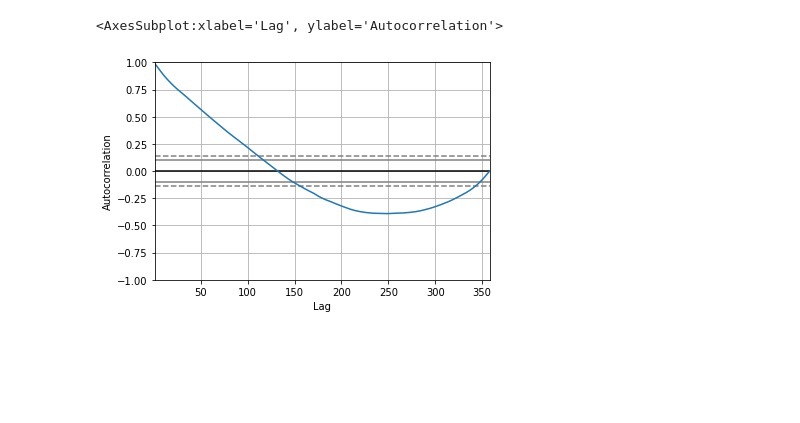
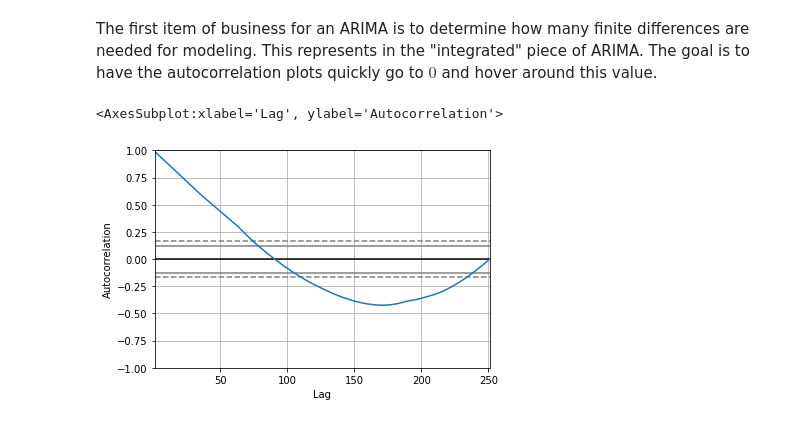
Before and after one commit to fimiller/ds3010project, a Jupyter notebook: arima.ipynb, the cells around one changed output. Saved outputs shown, nothing was run; the diff lists cells and outputs as text; code cells hidden in the pictures; blank space fills up the shorter version.

Commit message:
arima done

```diff
--- a/arima.ipynb
+++ b/arima.ipynb
@@ -10,0 +19,7 @@ import numpy as np
+# %%
+df = pd.read_csv('ALL_DATA_Marc93.csv') # read the dataframe
+cpi = df['CPI'] # pull only the CPI
+X_train = cpi[:math.ceil(len(cpi) * .7)] # create the training set
+X_test = cpi[math.ceil(len(cpi) * .7):] # create the testing set
+print(X_train)# display the training set
+print(X_test) # display the testing set
@@ -11,6 +44,7 @@ import numpy as np
+# %% [markdown]
+The first item of business for an ARIMA is to determine how many finite differences are needed for modeling. This represents in the "integrated" piece of ARIMA. The goal is to have the autocorrelation plots quickly go to $0$ and hover around this value.
 # %%
-# no difference
-autocorrelation_plot(cpi)
+autocorrelation_plot(X_train) # create an autocorrelation using 0 differences
 # %% [output]
 <AxesSubplot:xlabel='Lag', ylabel='Autocorrelation'>
-[figure, old version]
+[figure, new version]
```
Also changed, not shown: parts of 19 cells of this notebook.
